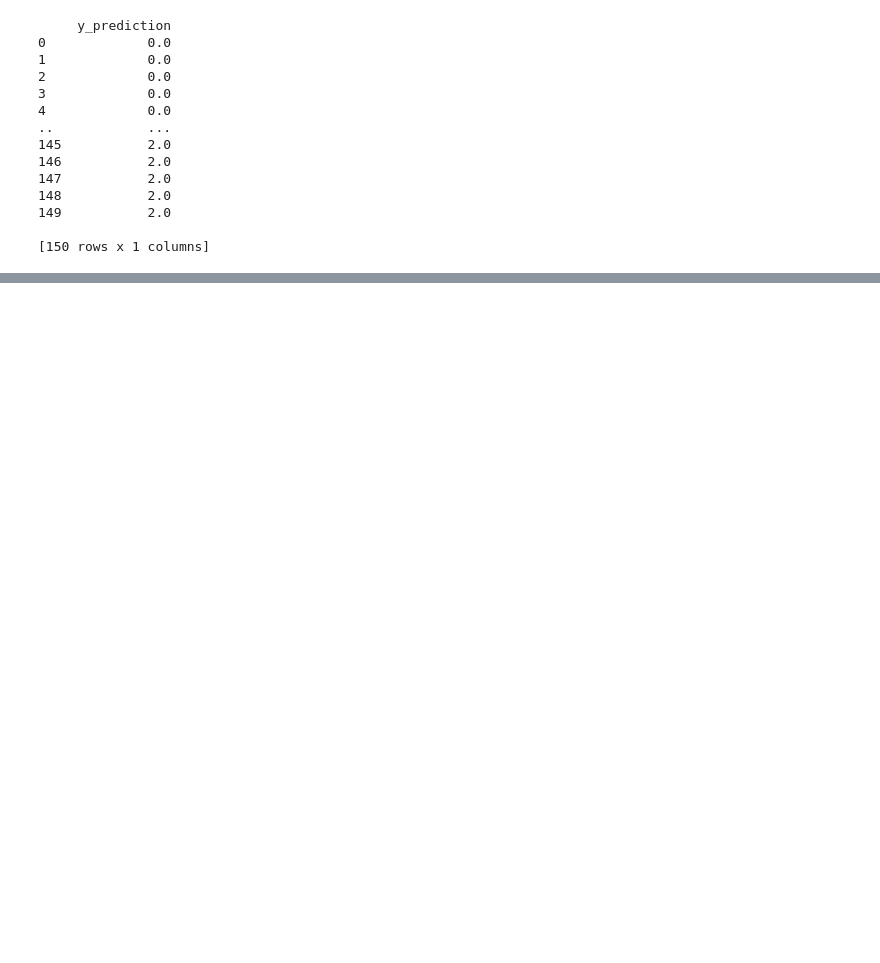
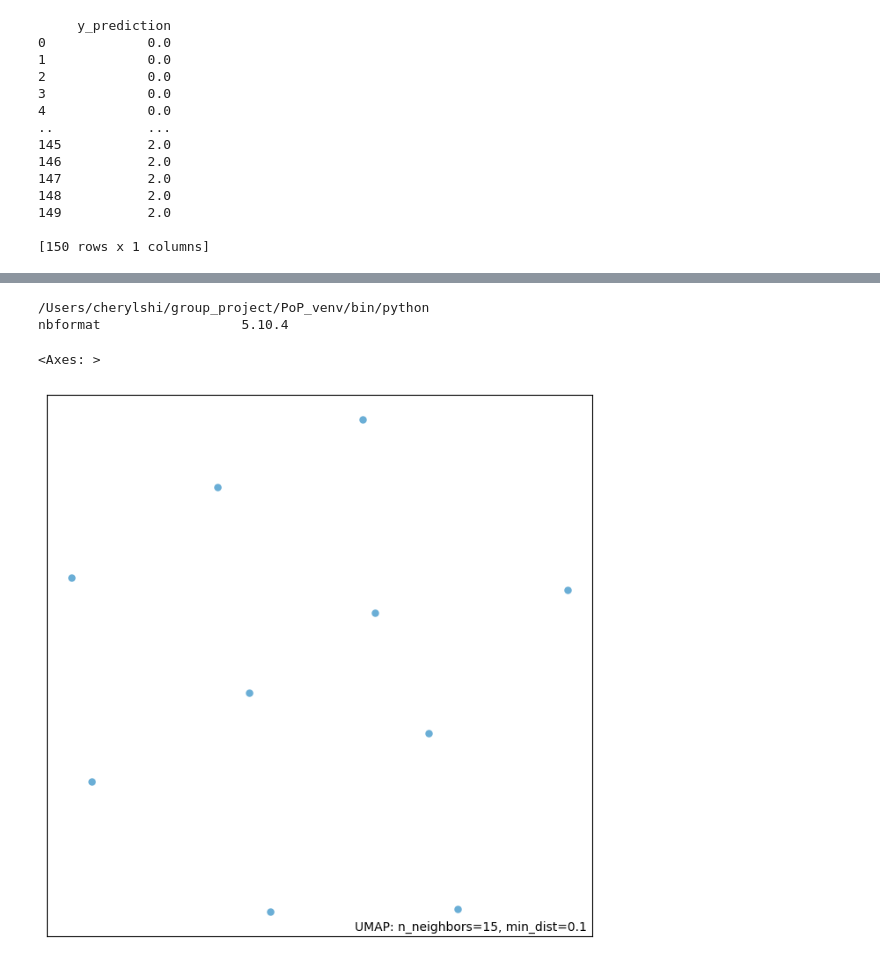
Before and after one commit to cccheryl0111/M2R_Group4, a Jupyter notebook: code.ipynb, the cells around one changed output, grey strips where cells are left out. Drawn from its saved outputs; the diff is of its cells as text; code cells hidden in the pictures; blank space fills up the shorter version.

```diff
--- a/code.ipynb
+++ b/code.ipynb
@@ -371,0 +420,2 @@ print(predictions)
+# %%
+h_dropped = h.features.fillna(0)
@@ -371,0 +507,9 @@ print(predictions)
+# %%
+import sys
+print(sys.executable)  # This will show the Python executable being used
+!pip list | grep nbformat
+# %% [output]
+/Users/cherylshi/group_project/PoP_venv/bin/python
+nbformat                  5.10.4
+# %%
+mapper = UMAP().fit(h_dropped)
@@ -371,0 +518,6 @@ print(predictions)
+# %%
+%matplotlib inline
+umap.plot.points(mapper)
+# %% [output]
+<Axes: >
+[figure, added]
```
Also changed, not shown: parts of 18 cells of this notebook, 3 other files.
